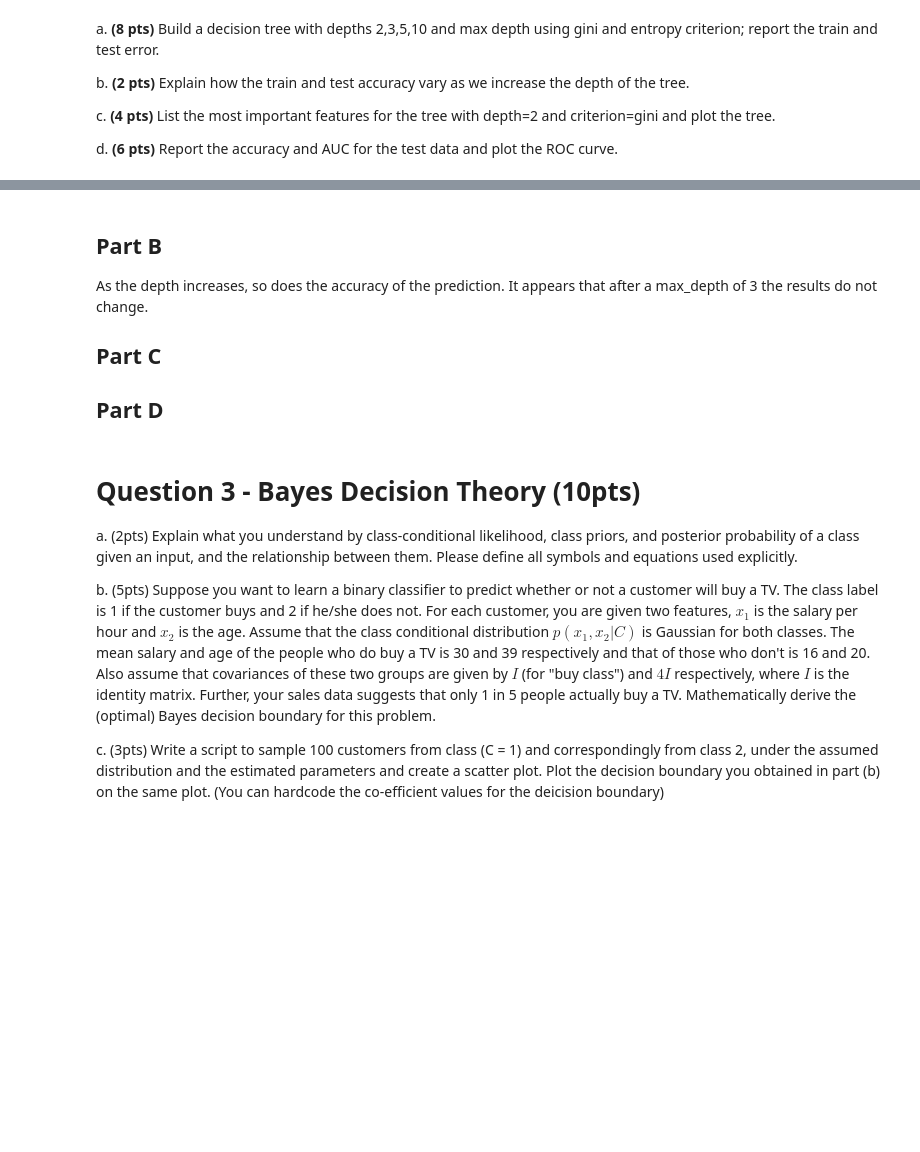
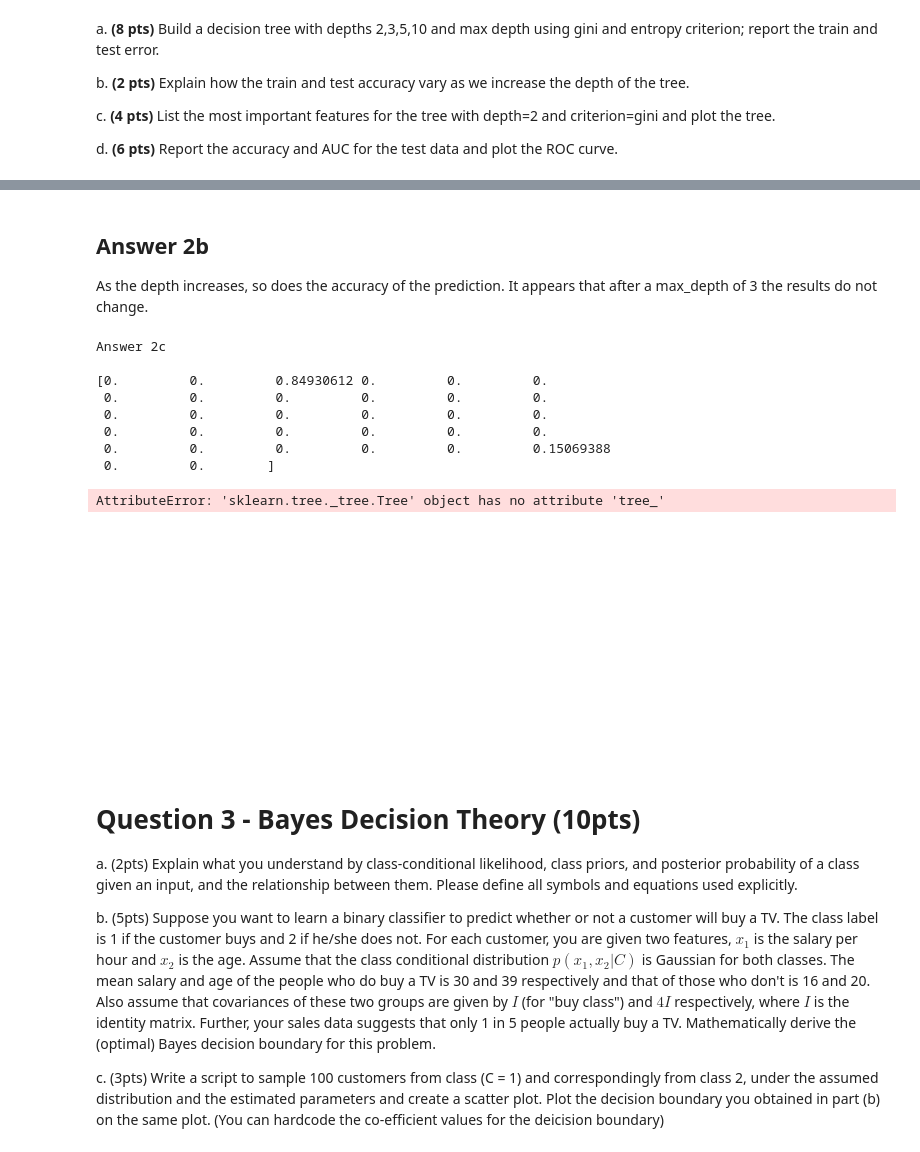
Before and after one commit to alexlisa9/HW3_EE461P, a Jupyter notebook: hw3.ipynb, the cells around one changed output, grey strips where cells are left out. Drawn from its saved outputs; the diff is of its cells as text; code cells hidden in the pictures; blank space fills up the shorter version.

```diff
--- a/hw3.ipynb
+++ b/hw3.ipynb
@@ -344,13 +304,0 @@ Entropy prediction:
-# %%
-#Part a decision tree of depth 5 using gini
-depth = 5
-clf = DecisionTreeClassifier(criterion = "gini", max_depth = depth, random_state = 0)
-clf.fit(X_train, Y_train)
-print("Gini prediction:")
-print(clf.predict(X_test[0:5]))
-
-#Part a decision tree of depth 5 using entropy
-clf = DecisionTreeClassifier(criterion = "entropy", max_depth = depth, random_state = 0)
-clf.fit(X_train, Y_train)
-print("Entropy prediction:")
-print(clf.predict(X_test[0:5]))
@@ -364,14 +304,0 @@ Entropy prediction:
-# %%
-#Part a decision tree of depth 10 using gini
-depth = 10
-clf = DecisionTreeClassifier(criterion = "gini", max_depth = depth, random_state = 0)
-clf.fit(X_train, Y_train)
-print("Gini prediction:")
-print(clf.predict(X_test[0:5]))
-
-
-#Part a decision tree of depth 10 using entropy
-clf = DecisionTreeClassifier(criterion = "entropy", max_depth = depth, random_state = 0)
-clf.fit(X_train, Y_train)
-print("Entropy prediction:")
-print(clf.predict(X_test[0:5]))
@@ -380,8 +357,28 @@ NameError: name 'DecisionTreeClassifier' is not defined
 # %% [markdown]
-## Part B
+## Answer 2b
 As the depth increases, so does the accuracy of the prediction. It appears that after a max_depth of 3 the results do not change.
-
-## Part C
-
-
-## Part D
+# %%
+#Answer 2c
+print("Answer 2c\n")
+
+from sklearn import tree
+
+clf = DecisionTreeClassifier(criterion = "gini", max_depth = 2, random_state = 0)
+clf.fit(X_train, Y_train)
+
+feature_importances = clf.feature_importances_
+print(feature_importances)
+
+model_tree = clf.tree_
+tree.plot_tree(model_tree)
+# %% [output]
+Answer 2c
+
+[0.         0.         0.84930612 0.         0.         0.
+ 0.         0.         0.         0.         0.         0.
+ 0.         0.         0.         0.         0.         0.
+ 0.         0.         0.         0.         0.         0.
+ 0.         0.         0.         0.         0.         0.15069388
+ 0.         0.        ]
+AttributeError: 'sklearn.tree._tree.Tree' object has no attribute 'tree_'
+[figure, added]
```
Also changed, not shown: parts of 6 cells of this notebook.
